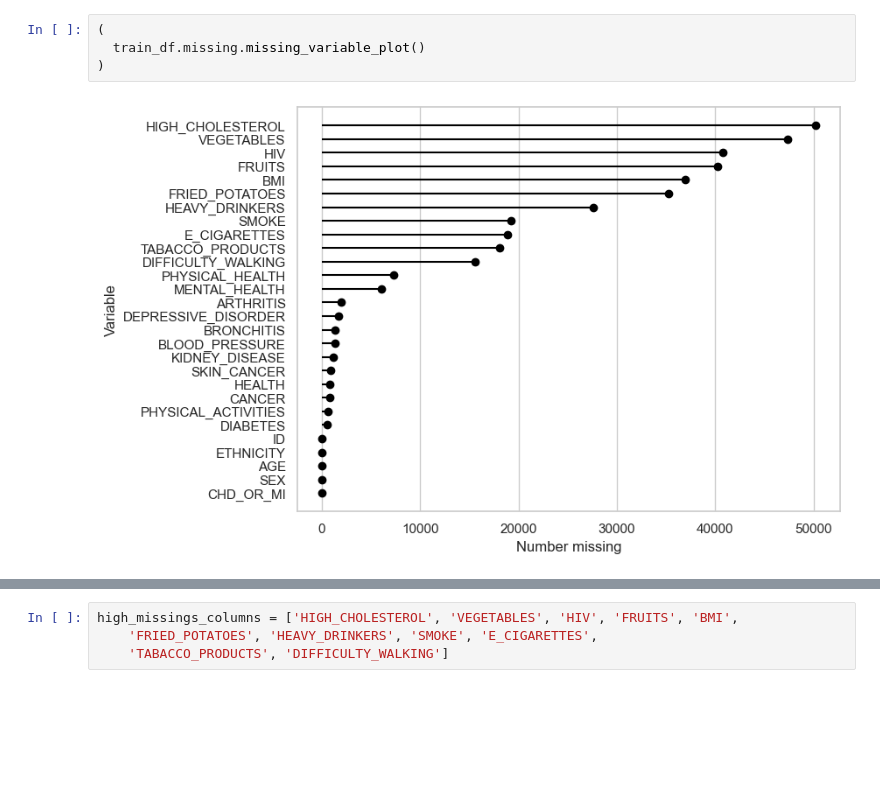
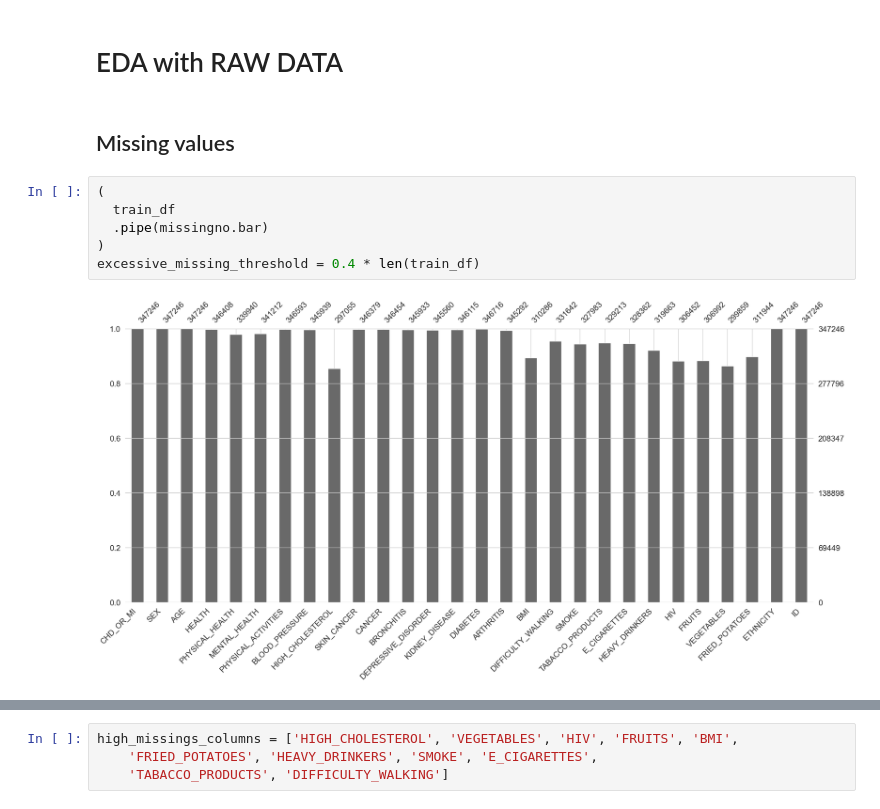
Before and after one commit to walteralv/-PhawAI-Predicci-n-de-enfermedades-coronarias, a Jupyter notebook: 01- EDA.ipynb, the cells around one changed output, grey strips where cells are left out. Drawn from its saved outputs; the diff is of its cells as text; blank space fills up the shorter version.

```diff
--- a/01- EDA.ipynb
+++ b/01- EDA.ipynb
@@ -56,9 +65,15 @@ train_df.describe(include="category")
-# %%
-(
-  train_df.missing.missing_variable_plot()
-)
-# %% [output]
-[figure, removed]
+# %% [markdown]
+# EDA with RAW DATA
+# %% [markdown]
+## Missing values
+# %%
+(
+  train_df
+  .pipe(missingno.bar)
+)
+excessive_missing_threshold = 0.4 * len(train_df)
+# %% [output]
+[figure, added]
 # %%
 (
   train_df
```
Also changed, not shown: parts of 33 cells of this notebook, 1 other file.
